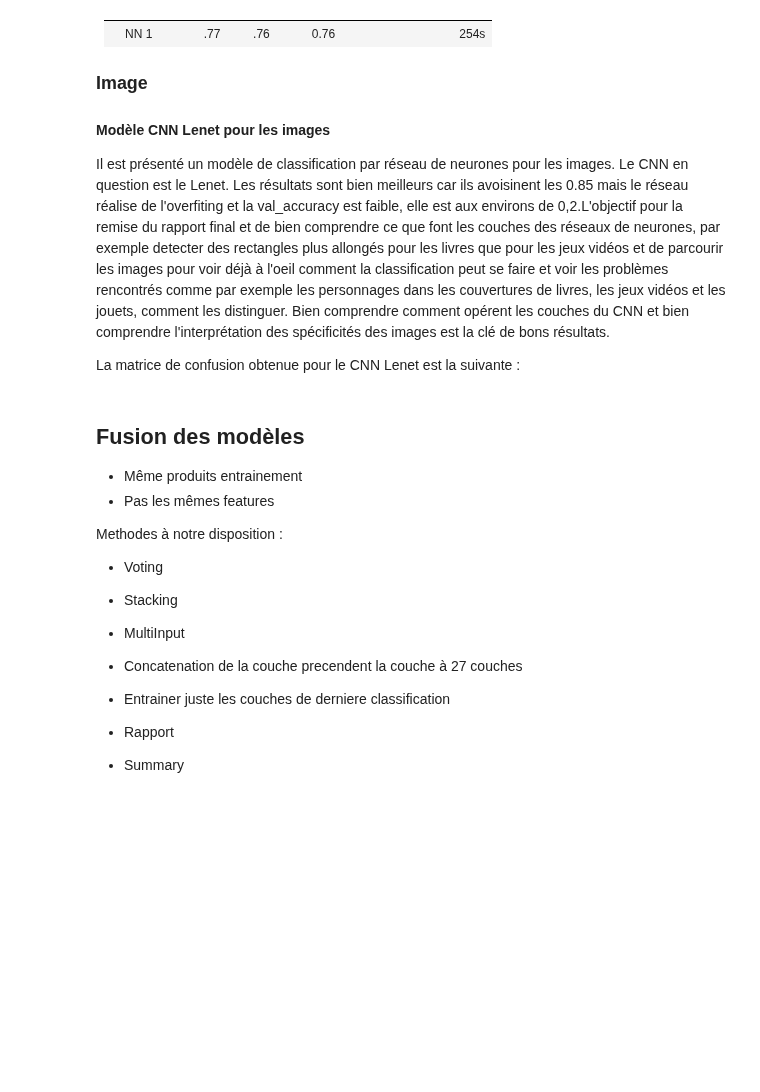
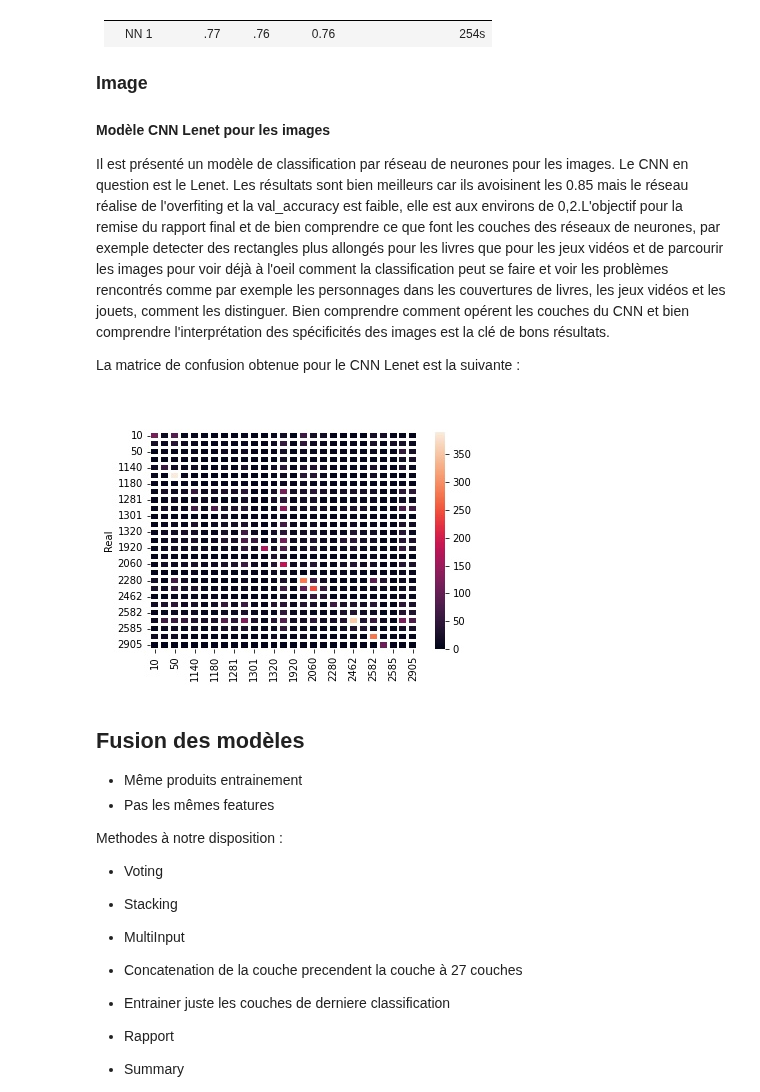
Before and after one commit to data-modelisation/rakuten, a Jupyter notebook: notebooks/exploratory_modelisation.ipynb, the cells around one changed output. Saved outputs shown, nothing was run; the diff lists cells and outputs as text; code cells hidden in the pictures; blank space fills up the shorter version.

Commit message:
gestion de la crosstab de lenet

```diff
--- a/notebooks/exploratory_modelisation.ipynb
+++ b/notebooks/exploratory_modelisation.ipynb
@@ -190,6 +190,10 @@ Organisation des couches du réseau de neurones testé
 Il est présenté un modèle de classification par réseau de neurones pour les images. Le CNN en question est le Lenet. Les résultats sont bien meilleurs car ils avoisinent les 0.85 mais le réseau réalise de l'overfiting et la val_accuracy est faible, elle est aux environs de 0,2.L'objectif pour la remise du rapport final et de bien comprendre ce que font les couches des réseaux de neurones, par exemple detecter des rectangles plus allongés pour les livres que pour les jeux vidéos et de parcourir les images pour voir déjà à l'oeil comment la classification peut se faire et voir les problèmes rencontrés comme par exemple les personnages dans les couvertures de livres, les jeux vidéos et les jouets, comment les distinguer. Bien comprendre comment opérent les couches du CNN et bien comprendre l'interprétation des spécificités des images est la clé de bons résultats.
 
 La matrice de confusion obtenue pour le CNN Lenet est la suivante :
+# %%
+Image(filename="images/crosstab_lenet.jpg")
+# %% [output]
+[figure, added]
 # %% [markdown]
 ## Fusion des modèles
 
```
Also changed, not shown: 2 other files.
